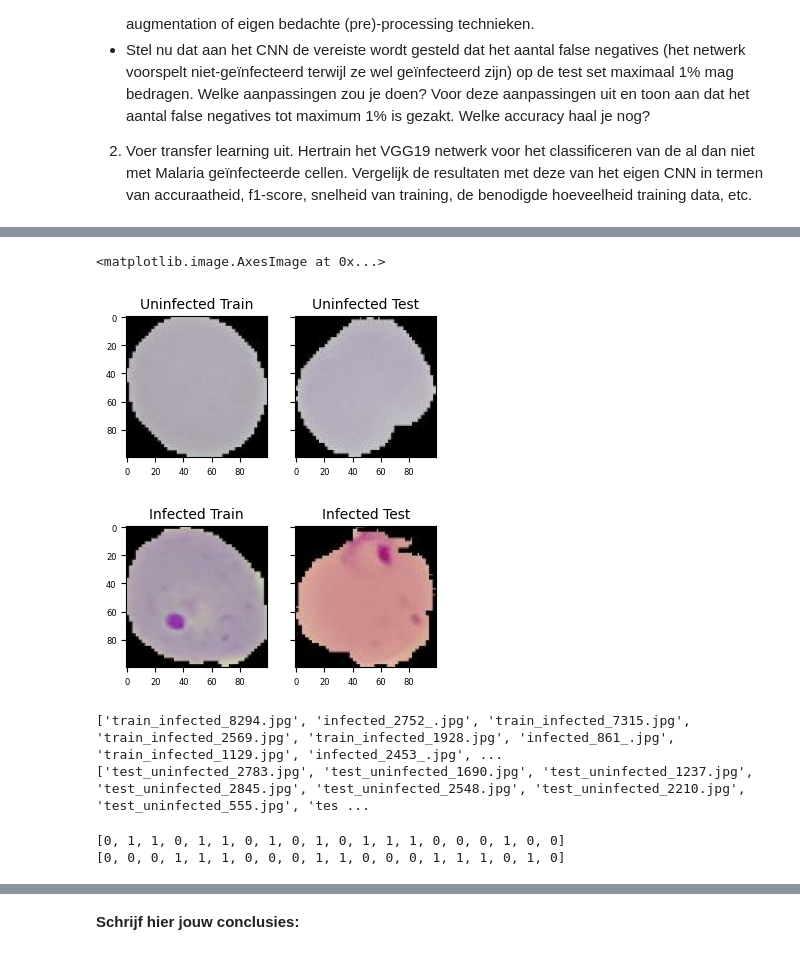
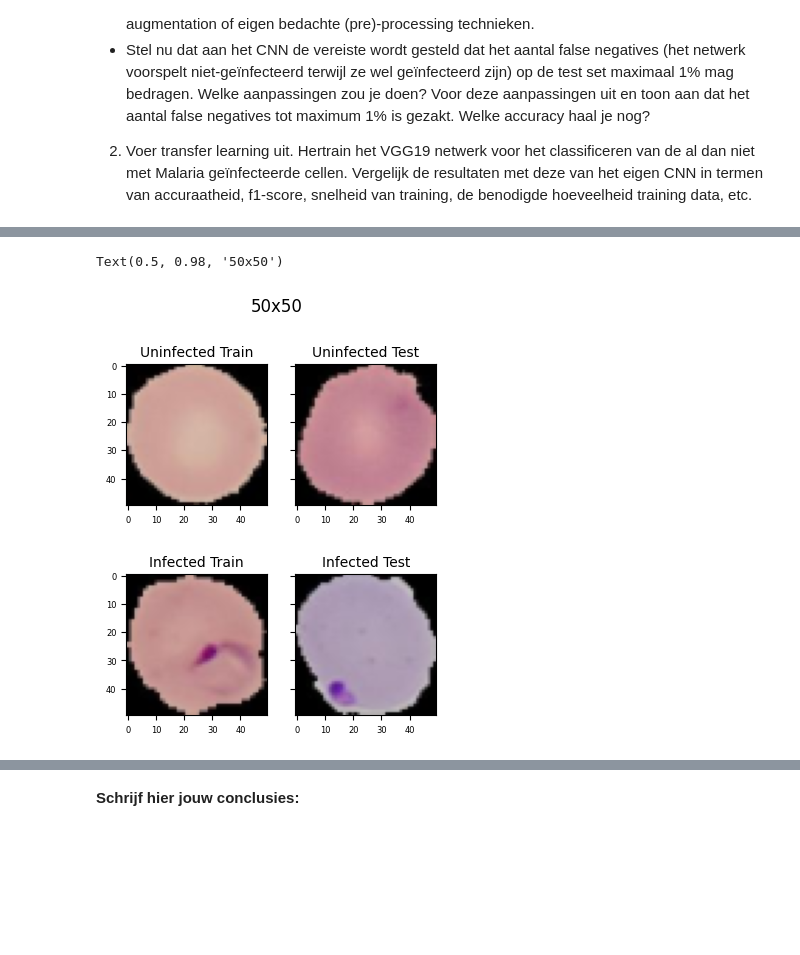
Before and after one commit to samdeleu/howest-dl, a Jupyter notebook: sessie_02/opdracht/opdracht.ipynb, the cells around one changed output, grey strips where cells are left out. Cells and saved outputs as stored; diff of their text form; code cells hidden in the pictures; blank space fills up the shorter version.

```diff
--- a/sessie_02/opdracht/opdracht.ipynb
+++ b/sessie_02/opdracht/opdracht.ipynb
@@ -90,0 +157,11 @@ pd.set_option('display.max_columns',1000)
+# %%
+# Display Helpers
+def display_title(title, value=None):
+    if value is None:
+        cprint(title, "black", "on_cyan")
+    else:
+        print(colored(title, "blue"))
+        print(value)
+
+def display_value(title, value):
+    print(f"{colored(title, "blue")}: {value}")
@@ -190,32 +317,15 @@ for f in os.listdir(path)[:nr_test_images]:
 # %%
 # Toon een aantal afbeeldingen afbeelding
-# fig, axes = plt.subplots(2, 2, sharey=True)
-fig, axes = plt.subplots(2, 2, figsize = (4, 5), sharey=True)
-axes[0,0].set_title("Uninfected Train")
-axes[0,0].imshow(uninfected_train_images[1])
-axes[0,1].set_title("Uninfected Test")
-axes[0,1].imshow(uninfected_test_images[1])
-axes[1,0].set_title("Infected Train")
-axes[1,0].imshow(infected_train_images[1])
-axes[1,1].set_title("Infected Test")
-axes[1,1].imshow(infected_test_images[1])
-
-# plt.imshow(uninfected_train_images[1])
+fig_vb, axes_vb = plt.subplots(2, 2, figsize = (4, 5), sharey=True)
+axes_vb[0,0].set_title("Uninfected Train")
+axes_vb[0,0].imshow(samples_uninfected[0])
+axes_vb[0,1].set_title("Uninfected Test")
+axes_vb[0,1].imshow(samples_uninfected[1])
+axes_vb[1,0].set_title("Infected Train")
+axes_vb[1,0].imshow(samples_infected[0])
+axes_vb[1,1].set_title("Infected Test")
+axes_vb[1,1].imshow(samples_infected[1])
+fig_vb.suptitle(f"{image_size}x{image_size}")
 # %% [output]
-<matplotlib.image.AxesImage at 0x...>
+Text(0.5, 0.98, '50x50')
-[figure, old version]
+[figure, new version]
-# %%
-print(infected_train_label[0:10])
-print(uninfected_train_label[0:10])
-# %% [output]
-['train_infected_8294.jpg', 'infected_2752_.jpg', 'train_infected_7315.jpg', 'train_infected_2569.jpg', 'train_infected_1928.jpg', 'infected_861_.jpg', 'train_infected_1129.jpg', 'infected_2453_.jpg', ...
-['test_uninfected_2783.jpg', 'test_uninfected_1690.jpg', 'test_uninfected_1237.jpg', 'test_uninfected_2845.jpg', 'test_uninfected_2548.jpg', 'test_uninfected_2210.jpg', 'test_uninfected_555.jpg', 'tes ...
-# %%
-# Creëer te de test set en training set. Zorg ervoor dat ze gerandomiseerd zijn.
-X_train, y_train = shuffle(uninfected_train_images + infected_train_images,  y_uninfected_train + y_infected_train, random_state=0)
-print(y_train[0:20])
-X_test, y_test = shuffle(uninfected_test_images + infected_test_images,  y_uninfected_test + y_infected_test, random_state=1)
-print(y_test[0:20])
-# %% [output]
-[0, 1, 1, 0, 1, 1, 0, 1, 0, 1, 0, 1, 1, 1, 0, 0, 0, 1, 0, 0]
-[0, 0, 0, 1, 1, 1, 0, 0, 0, 1, 1, 0, 0, 0, 1, 1, 1, 0, 1, 0]
```
Also changed, not shown: parts of 28 cells of this notebook, 2 other files.
